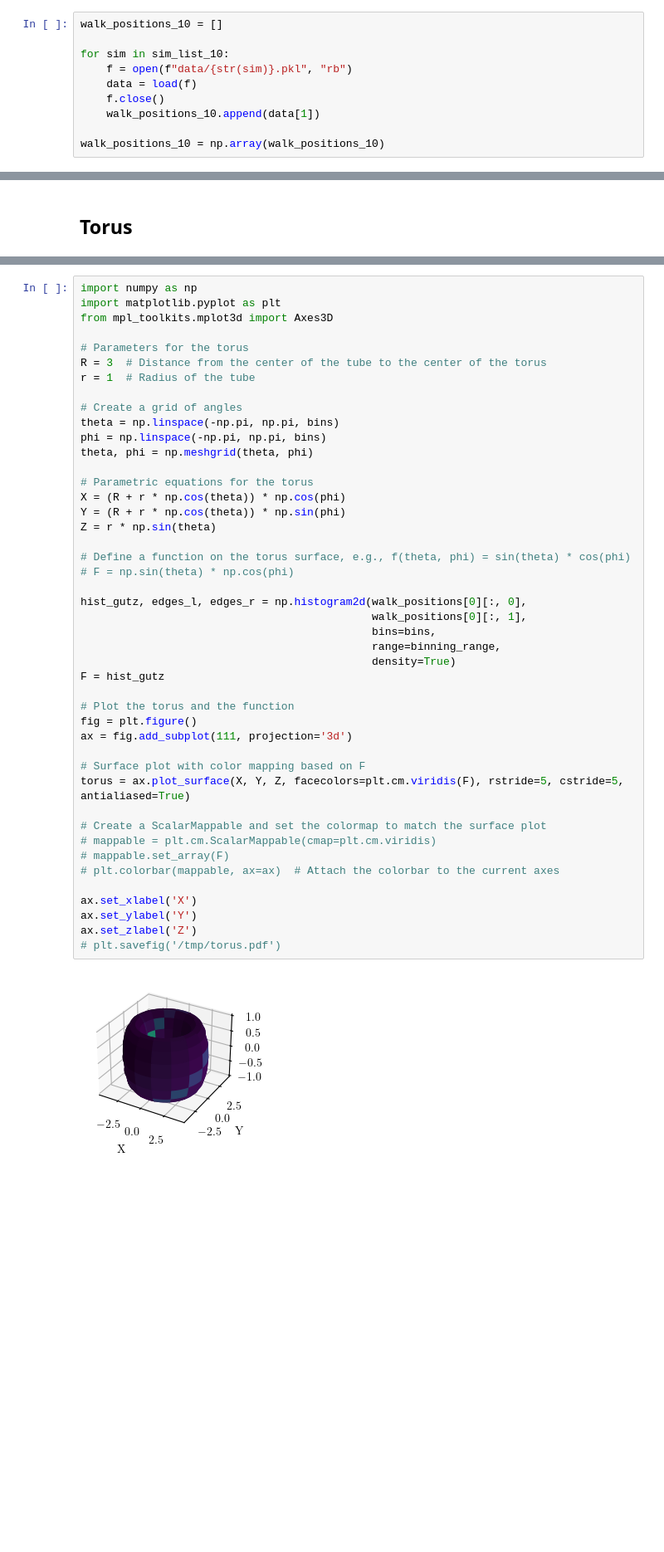
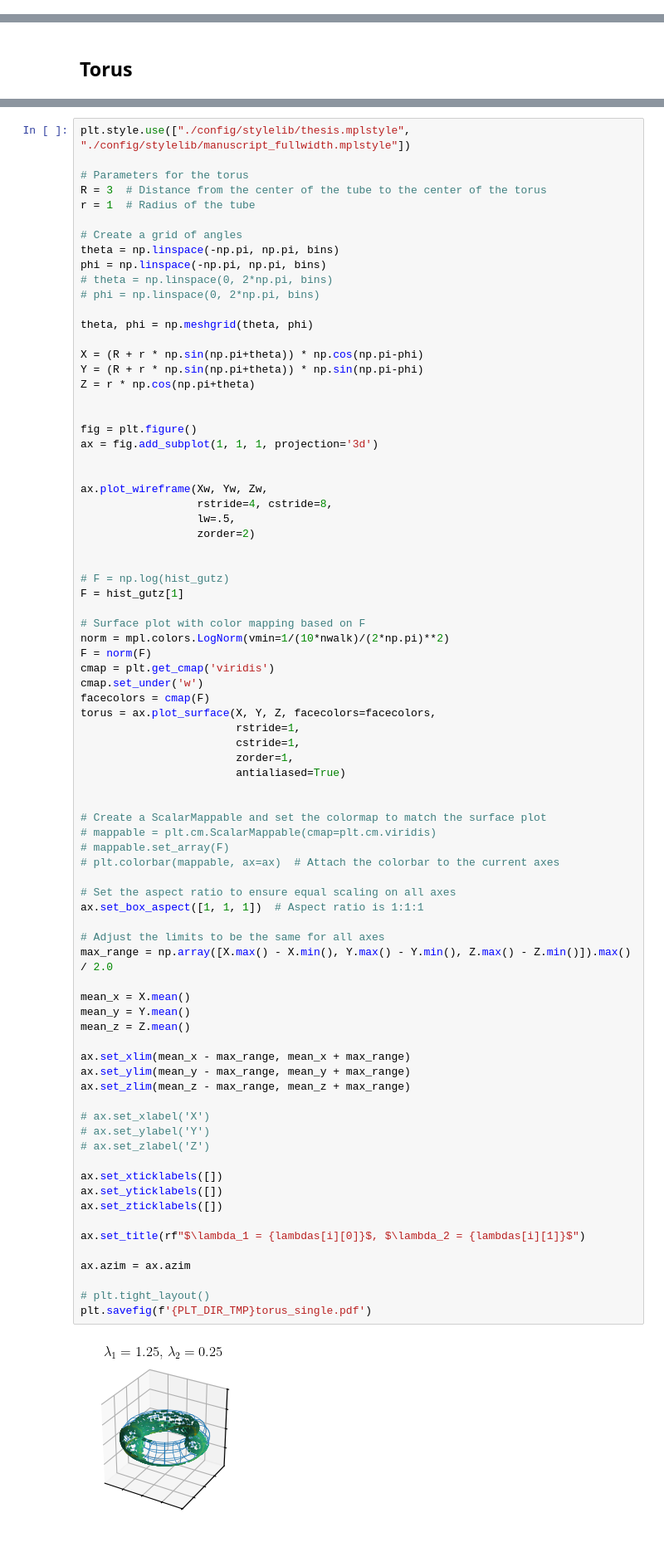
Before and after one commit to svrnzn/quantum-zeni, a Jupyter notebook: dimer/analysis/dimer-gutz-mc.ipynb, the cells around one changed output, grey strips where cells are left out. Shown at 83% size. Saved outputs shown, nothing was run; the diff lists cells and outputs as text; blank space fills up the shorter version.

```diff
--- a/dimer/analysis/dimer-gutz-mc.ipynb
+++ b/dimer/analysis/dimer-gutz-mc.ipynb
@@ -76,10 +141,0 @@ sim_list_10 = [DimerGutzwillerMCParameters(omega_S,
-# %%
-walk_positions_10 = []
-
-for sim in sim_list_10:
-    f = open(f"data/{str(sim)}.pkl", "rb")
-    data = load(f)
-    f.close()
-    walk_positions_10.append(data[1])
-
-walk_positions_10 = np.array(walk_positions_10)
@@ -172,47 +370,81 @@ for ax in axs.flat:
 # %%
-import numpy as np
-import matplotlib.pyplot as plt
-from mpl_toolkits.mplot3d import Axes3D
+plt.style.use(["./config/stylelib/thesis.mplstyle", "./config/stylelib/manuscript_fullwidth.mplstyle"])
 
 # Parameters for the torus
 R = 3  # Distance from the center of the tube to the center of the torus
 r = 1  # Radius of the tube
 
 # Create a grid of angles
 theta = np.linspace(-np.pi, np.pi, bins)
 phi = np.linspace(-np.pi, np.pi, bins)
+# theta = np.linspace(0, 2*np.pi, bins)
+# phi = np.linspace(0, 2*np.pi, bins)
+
 theta, phi = np.meshgrid(theta, phi)
 
-# Parametric equations for the torus
-X = (R + r * np.cos(theta)) * np.cos(phi)
-Y = (R + r * np.cos(theta)) * np.sin(phi)
-Z = r * np.sin(theta)
+X = (R + r * np.sin(np.pi+theta)) * np.cos(np.pi-phi)
+Y = (R + r * np.sin(np.pi+theta)) * np.sin(np.pi-phi)
+Z = r * np.cos(np.pi+theta)
 
-# Define a function on the torus surface, e.g., f(theta, phi) = sin(theta) * cos(phi)
-# F = np.sin(theta) * np.cos(phi)
 
-hist_gutz, edges_l, edges_r = np.histogram2d(walk_positions[0][:, 0],
-                                             walk_positions[0][:, 1],
-                                             bins=bins,
-                                             range=binning_range,
-                                             density=True)
-F = hist_gutz
+fig = plt.figure()
+ax = fig.add_subplot(1, 1, 1, projection='3d')
 
-# Plot the torus and the function
-fig = plt.figure()
-ax = fig.add_subplot(111, projection='3d')
+
+ax.plot_wireframe(Xw, Yw, Zw,
+                  rstride=4, cstride=8,
+                  lw=.5,
+                  zorder=2)
+
+
+# F = np.log(hist_gutz)
+F = hist_gutz[1]
 
 # Surface plot with color mapping based on F
-torus = ax.plot_surface(X, Y, Z, facecolors=plt.cm.viridis(F), rstride=5, cstride=5, antialiased=True)
+norm = mpl.colors.LogNorm(vmin=1/(10*nwalk)/(2*np.pi)**2)
+F = norm(F)
+cmap = plt.get_cmap('viridis')
+cmap.set_under('w')
+facecolors = cmap(F)
+torus = ax.plot_surface(X, Y, Z, facecolors=facecolors,
+                        rstride=1,
+                        cstride=1,
+                        zorder=1,
+                        antialiased=True)
+
 
 # Create a ScalarMappable and set the colormap to match the surface plot
 # mappable = plt.cm.ScalarMappable(cmap=plt.cm.viridis)
 # mappable.set_array(F)
 # plt.colorbar(mappable, ax=ax)  # Attach the colorbar to the current axes
 
-ax.set_xlabel('X')
-ax.set_ylabel('Y')
-ax.set_zlabel('Z')
-# plt.savefig('/tmp/torus.pdf')
+# Set the aspect ratio to ensure equal scaling on all axes
+ax.set_box_aspect([1, 1, 1])  # Aspect ratio is 1:1:1
+
+# Adjust the limits to be the same for all axes
+max_range = np.array([X.max() - X.min(), Y.max() - Y.min(), Z.max() - Z.min()]).max() / 2.0
+
+mean_x = X.mean()
+mean_y = Y.mean()
+mean_z = Z.mean()
+
+ax.set_xlim(mean_x - max_range, mean_x + max_range)
+ax.set_ylim(mean_y - max_range, mean_y + max_range)
+ax.set_zlim(mean_z - max_range, mean_z + max_range)
+
+# ax.set_xlabel('X')
+# ax.set_ylabel('Y')
+# ax.set_zlabel('Z')
+
+ax.set_xticklabels([])
+ax.set_yticklabels([])
+ax.set_zticklabels([])
+
+ax.set_title(rf"$\lambda_1 = {lambdas[i][0]}$, $\lambda_2 = {lambdas[i][1]}$")
+
+ax.azim = ax.azim
+
+# plt.tight_layout()
+plt.savefig(f'{PLT_DIR_TMP}torus_single.pdf')
 # %% [output]
-[figure, old version]
+[figure, new version]
```
Also changed, not shown: parts of 16 cells of this notebook.
